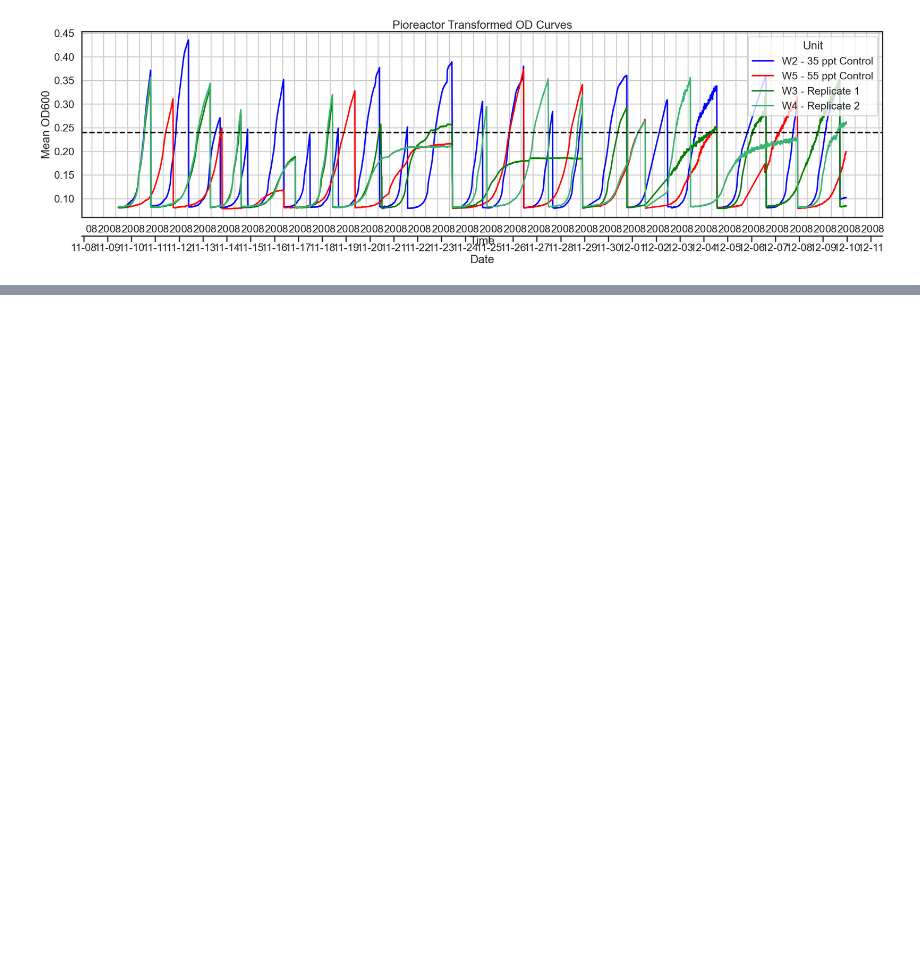
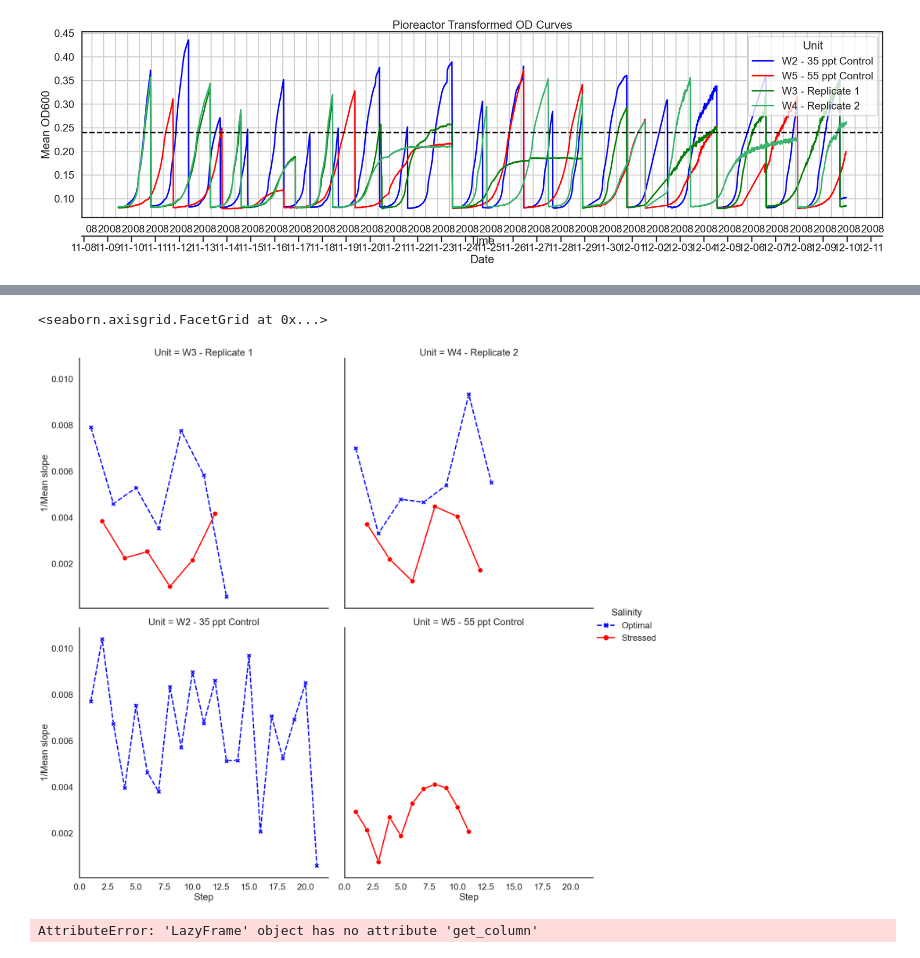
Before and after one commit to JacksonPageroth/pio-bacterial-memory, a Jupyter notebook: pio_subculture.ipynb, the cells around one changed output, grey strips where cells are left out. Cells and saved outputs as stored; diff of their text form; code cells hidden in the pictures; blank space fills up the shorter version.

```diff
--- a/pio_subculture.ipynb
+++ b/pio_subculture.ipynb
@@ -215,40 +219,45 @@ plt.show()
 # %%
-# Get max slopes
-max_slopes = df.with_columns(pl.col("Hours").least_squares.rolling_ols("Mean OD600",
-                                           window_size=6,
-                                           mode="coefficients",
-                                           add_intercept=True,
-                                          ).over("Unit", "Step").alias("slopes"))
-max_slopes = max_slopes.with_columns(pl.col("slopes").struct[0].alias("slopes"))
+# # Get max slopes
+# max_slopes = df.with_columns(pl.col("Hours").least_squares.rolling_ols("Mean OD600",
+#                                            window_size=6,
+#                                            mode="coefficients",
+#                                            add_intercept=True,
+#                                           ).over("Unit", "Step").alias("slopes"))
+# max_slopes = max_slopes.with_columns(pl.col("slopes").struct[0].alias("slopes"))
 
-max_slopes = max_slopes.group_by("Unit", "Step", "Salinity").agg(pl.col("slopes").mean().alias("Mean slope"))
-max_slopes = max_slopes.with_columns(pl.lit(1).truediv(pl.col("Mean slope")).alias("1/Mean slope"))
+# max_slopes = max_slopes.group_by("Unit", "Step", "Salinity").agg(pl.col("slopes").mean().alias("Mean slope"))
+# max_slopes = max_slopes.with_columns(pl.lit(1).truediv(pl.col("Mean slope")).alias("1/Mean slope"))
 
-# Plot
-sns.relplot(x="Step", y="1/Mean slope", hue="Salinity", col="Unit", col_wrap=2, style="Salinity", col_order=col_order, height=10, markers=True,
-            data=max_slopes.collect(streaming=True).to_pandas(), kind="line", hue_order=["Optimal", "Stressed"], palette=["blue", "red"])
+# # Plot
+# sns.relplot(x="Step", y="1/Mean slope", hue="Salinity", col="Unit", col_wrap=2, style="Salinity", col_order=col_order, height=10, markers=True,
+#             data=max_slopes.collect(streaming=True).to_pandas(), kind="line", hue_order=["Optimal", "Stressed"], palette=["blue", "red"])
+# %% [output]
+<seaborn.axisgrid.FacetGrid at 0x...>
+[figure, added]
 # %%
-# predict_od = 0.45
-plot_df = {"Pioreactor": [], "Time (h)": []}
-pioreactors = equations.keys()
-for pioreactor in pioreactors:
-    pio_df = df.filter(pl.col("Unit").eq(pioreactor)).sort("Time", descending=False)
+# # predict_od = 0.45
+# plot_df = {"Pioreactor": [], "Time (h)": []}
+# pioreactors = equations.keys()
+# for pioreactor in pioreactors:
+#     pio_df = df.filter(pl.col("Unit").eq(pioreactor)).sort("Time", descending=False)
 
-    steps = pio_df.get_column("Step").sort().unique().to_list()
-    current_od = pio_df.filter(pl.col("Step").eq(steps[-1])).get_column("OD600")[-1]
+#     steps = pio_df.get_column("Step").sort().unique().to_list()
+#     current_od = pio_df.filter(pl.col("Step").eq(steps[-1])).get_column("OD600")[-1]
 
-    last_step = pio_df.filter(pl.col("Step").eq(steps[-3]))
-    thresh_time = (last_step.with_columns((pl.col("OD600") - predict_od).abs().alias("distance"))
-                        .filter(pl.col("distance") == pl.col("distance").min())
-                        .get_column("Time")[0])
+#     last_step = pio_df.filter(pl.col("Step").eq(steps[-3]))
+#     thresh_time = (last_step.with_columns((pl.col("OD600") - predict_od).abs().alias("distance"))
+#                         .filter(pl.col("distance") == pl.col("distance").min())
+#                         .get_column("Time")[0])
 
-    time_in_last_step = (last_step.with_columns((pl.col("OD600") - current_od).abs().alias("distance"))
-                        .filter(pl.col("distance") == pl.col("distance").min())
-                        .get_column("Time")[0])
+#     time_in_last_step = (last_step.with_columns((pl.col("OD600") - current_od).abs().alias("distance"))
+#                         .filter(pl.col("distance") == pl.col("distance").min())
+#                         .get_column("Time")[0])
 
-    time_to_threshold = (thresh_time - time_in_last_step).total_seconds() / 3600
+#     time_to_threshold = (thresh_time - time_in_last_step).total_seconds() / 3600
 
-    #Add time to threshold to latest timestamp of current step
-    predicted_time_at_threshold = pio_df.filter(pl.col("Step").eq(steps[-1])).get_column("Time")[-1] + (thresh_time - time_in_last_step)
+#     #Add time to threshold to latest timestamp of current step
+#     predicted_time_at_threshold = pio_df.filter(pl.col("Step").eq(steps[-1])).get_column("Time")[-1] + (thresh_time - time_in_last_step)
 
-    print(f"Predicted time to {predict_od:.2f} for {pioreactor}: {predicted_time_at_threshold}")
+#     print(f"Predicted time to {predict_od:.2f} for {pioreactor}: {predicted_time_at_threshold}")
+# %% [output]
+AttributeError: 'LazyFrame' object has no attribute 'get_column'
```
Also changed, not shown: parts of 2 cells of this notebook.
